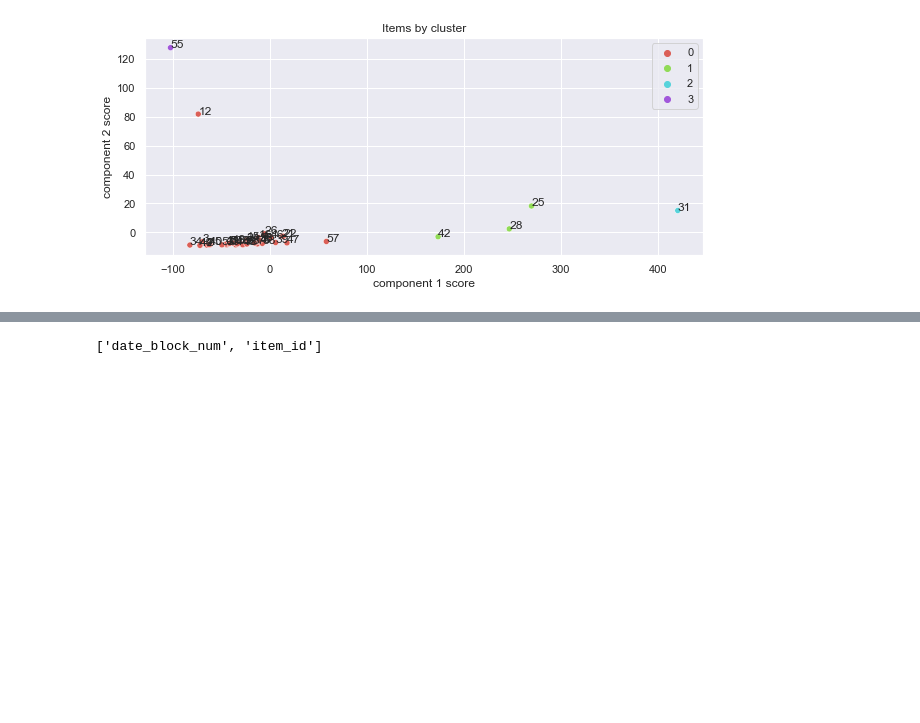
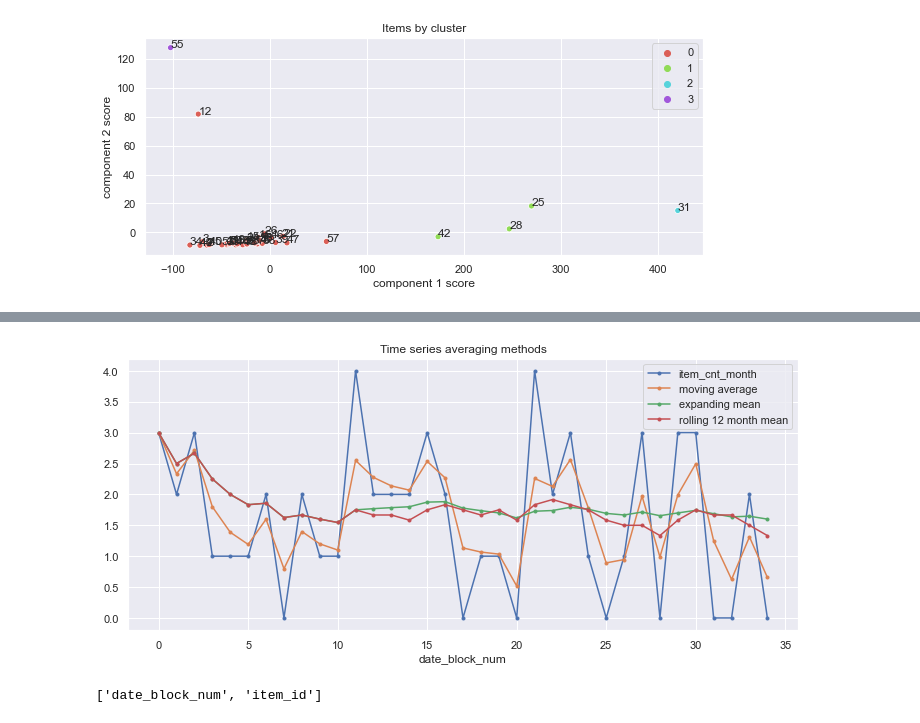
Before and after one commit to GallonShih/Projects, a Jupyter notebook: SideProject/05_Predict_Future_Sales/Predict_Future_Sales_v2.ipynb, the cells around one changed output, grey strips where cells are left out. Saved outputs shown, nothing was run; the diff lists cells and outputs as text; code cells hidden in the pictures; blank space fills up the shorter version.

```diff
--- a/SideProject/05_Predict_Future_Sales/Predict_Future_Sales_v2.ipynb
+++ b/SideProject/05_Predict_Future_Sales/Predict_Future_Sales_v2.ipynb
@@ -556,7 +556,7 @@ def cluster_feature(matrix, target_feature, clust_feature, level_feature, n_comp
     components = pca.fit_transform(pt)
     components = pd.DataFrame(components)
     # Plot PCA explained variance
-    sns.set_theme()
+    sns.set()
     features = list(range(pca.n_components_))
     fig = plt.figure(figsize=(10,4))
     ax = fig.add_subplot(121)
@@ -735,3 +735,10 @@ def add_pct_change(
     matrix = matrix.merge(dat, on=["date_block_num"] + group_feats, how="left")
     matrix[feat_name] = reduce_mem_usage(matrix[feat_name])
     return matrix
+# %%
+matrix = add_pct_change(matrix, ["item_id"], "item_cnt_month", clip_value=3)
+matrix = add_pct_change(matrix, ["item_category_id"], "item_cnt_month", clip_value=3)
+matrix = add_pct_change(matrix, ["item_name_group"], "item_cnt_month", clip_value=3)
+# Delta 1 feature lagged by 12 months, intended to capture seasonal trends
+matrix = add_pct_change(matrix, ["item_category_id"], "item_cnt_month", lag=12, clip_value=3,)
+gc.collect()
@@ -737,0 +751,2 @@ def add_pct_change(
+# %%
+matrix, oldcols = shrink_mem_new_cols(matrix, oldcols)
@@ -737,0 +763,11 @@ def add_pct_change(
+# %%
+shop_id = 16
+item_id = 482
+im = matrix.query(f"shop_id=={shop_id} & item_id=={item_id}")[['date_block_num', 'item_cnt_month']]
+im['moving average'] = im['item_cnt_month'].ewm(halflife=1).mean()
+im['expanding mean'] = im['item_cnt_month'].expanding().mean()
+im['rolling 12 month mean'] = im['item_cnt_month'].rolling(window=12, min_periods=1).mean()
+im = im.set_index('date_block_num')
+ax = im.plot(figsize=(12,5), marker='.', title='Time series averaging methods')
+# %% [output]
+[figure, added]
```
Also changed, not shown: parts of 4 cells of this notebook.
